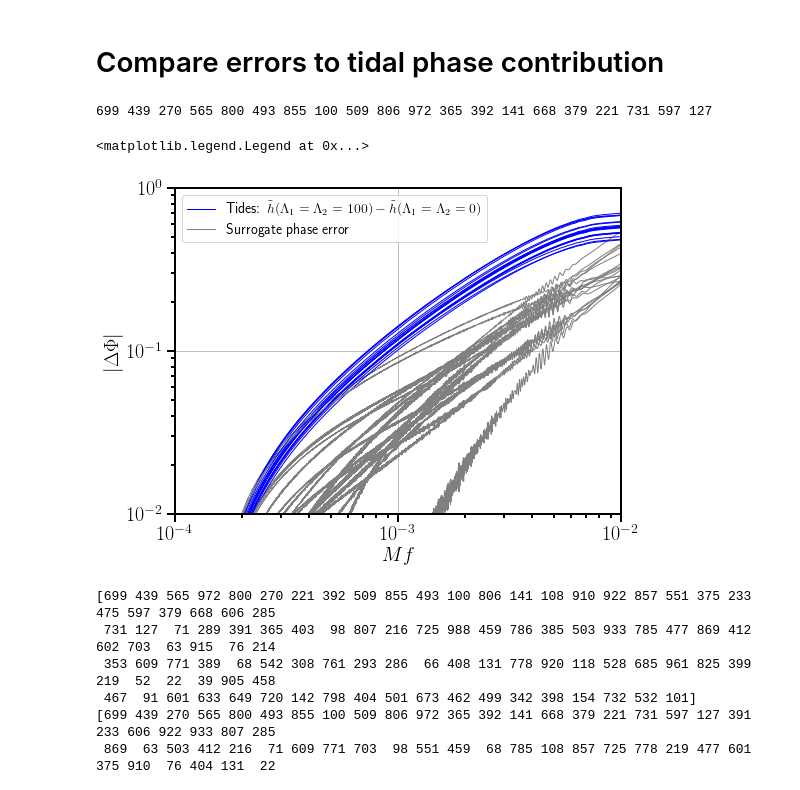
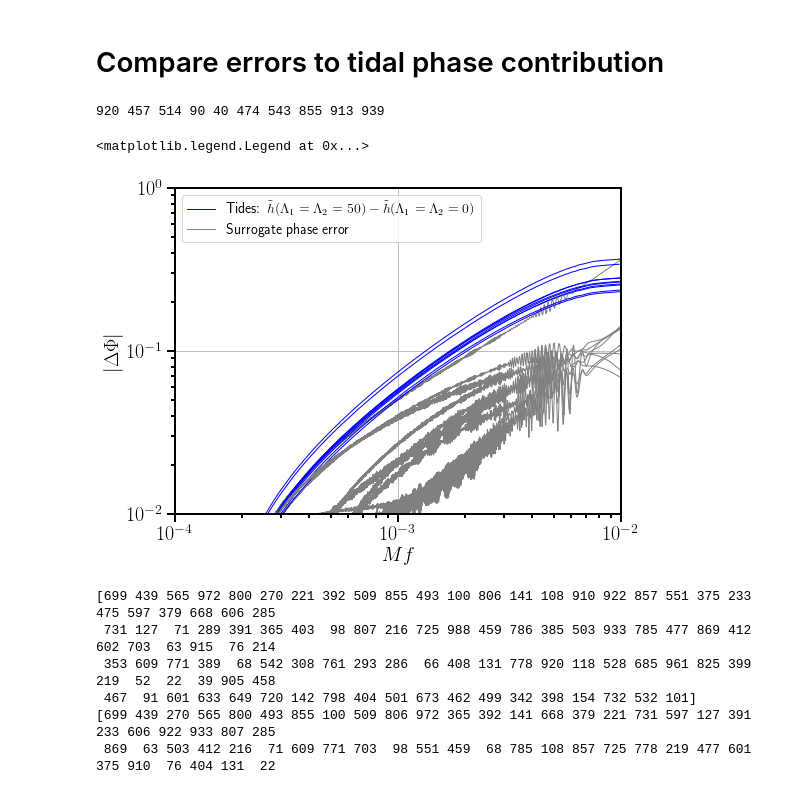
Before and after one commit to benjaminlackey/gpsurrogate, a Jupyter notebook: notebooks/MismatchAmpPhaseErrors.ipynb, the cells around one changed output. Drawn from its saved outputs; the diff is of its cells as text; code cells hidden in the pictures.

```diff
--- a/notebooks/MismatchAmpPhaseErrors.ipynb
+++ b/notebooks/MismatchAmpPhaseErrors.ipynb
@@ -377,12 +377,12 @@ fig, ax = diagnostics.error_2d_triangle_plot(params, error, labels, threshold=No
 # %%
 phase_error_indices_sorted_decrease = np.flip(np.argsort(params_errors[:, 7]), 0)
 
-lam = 100.
+lam = 50.
 
 fig, ax = plt.subplots(figsize=(8, 6))
 
 j = 0
-for i in phase_error_indices_sorted_decrease[:20]:
+for i in phase_error_indices_sorted_decrease[:10]:
     print i,
     hrand = testset_rand[i]
     params = testset_rand.get_waveform(i, data='parameters')
@@ -395,36 +395,36 @@ for i in phase_error_indices_sorted_decrease[:20]:
     hsur_lam0 = sur.geometric_waveform(params_lam0)
 
     params_lam = np.array([params[0], params[1], params[2], lam, lam])
     hsur_lam = sur.geometric_waveform(params_lam)
 
     tidal_effect = np.abs(hsur_lam.phase-hsur_lam0.phase)
 
     if j==0:
         ax.plot(mfs, tidal_effect, ls='-', c='b', lw=1,
-                label=r'Tides: $\tilde h(\Lambda_1=\Lambda_2=100)-\tilde h(\Lambda_1=\Lambda_2=0)$')
+                label=r'Tides: $\tilde h(\Lambda_1=\Lambda_2=50)-\tilde h(\Lambda_1=\Lambda_2=0)$')
     else:
         ax.plot(mfs, tidal_effect, ls='-', c='b', lw=1)
 
     if j==0:
         ax.plot(mfs, error, c='gray', lw=1, label='Surrogate phase error')
     else:
         ax.plot(mfs, error, c='gray', lw=1)
 
     j = 1
 
 ax.set_ylabel(r'$|\Delta\Phi|$')
 ax.set_xlabel(r'$Mf$')
 ax.set_xscale('log')
 ax.set_yscale('log')
 ax.set_xlim(0.0001, 0.01)
 ax.set_ylim(1.0e-2, 1.)
 ax.minorticks_on()
 ax.grid()
 ax.legend(loc='upper left')
 # %% [output]
-699 439 270 565 800 493 855 100 509 806 972 365 392 141 668 379 221 731 597 127
+920 457 514 90 40 474 543 855 913 939
 <matplotlib.legend.Legend at 0x...>
-[figure, old version]
+[figure, new version]
 # %%
 rms_phase_error_i = np.flip(np.argsort(params_errors[:, 5]), 0)[:100]
 max_phase_error_i = np.flip(np.argsort(params_errors[:, 7]), 0)[:100]
```
Also changed, not shown: 17 other files.
